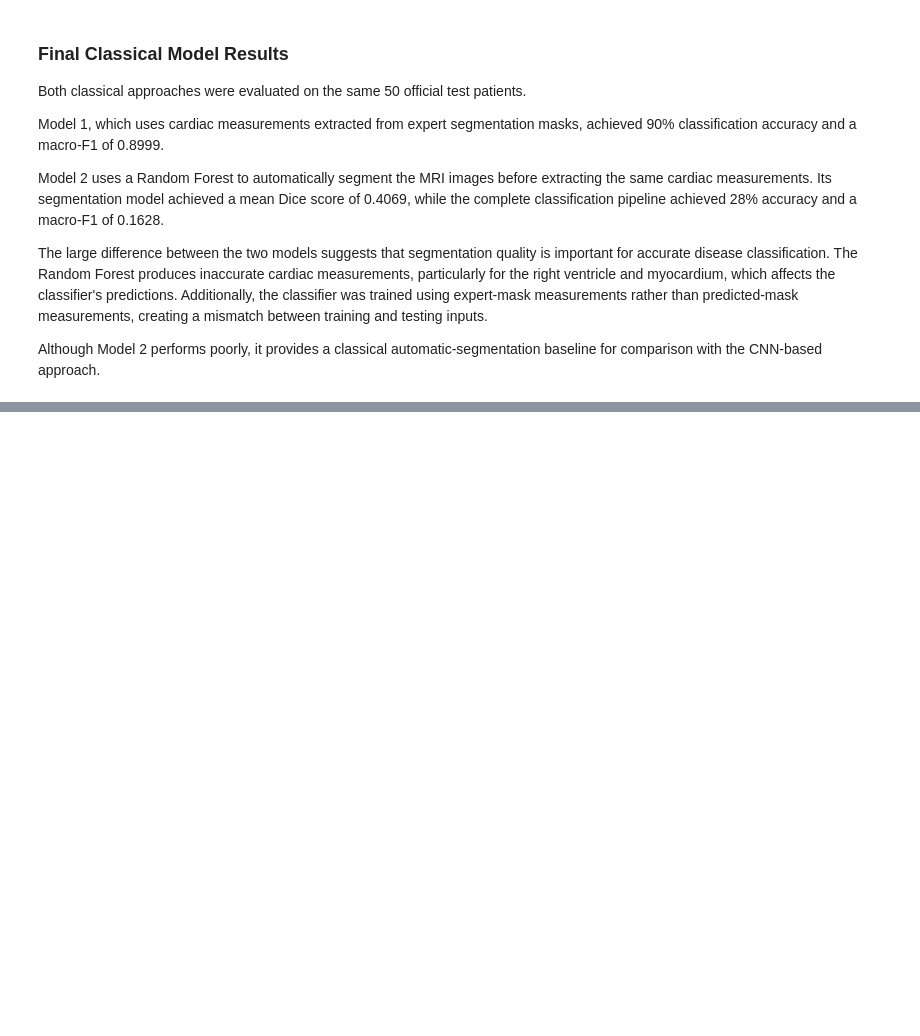
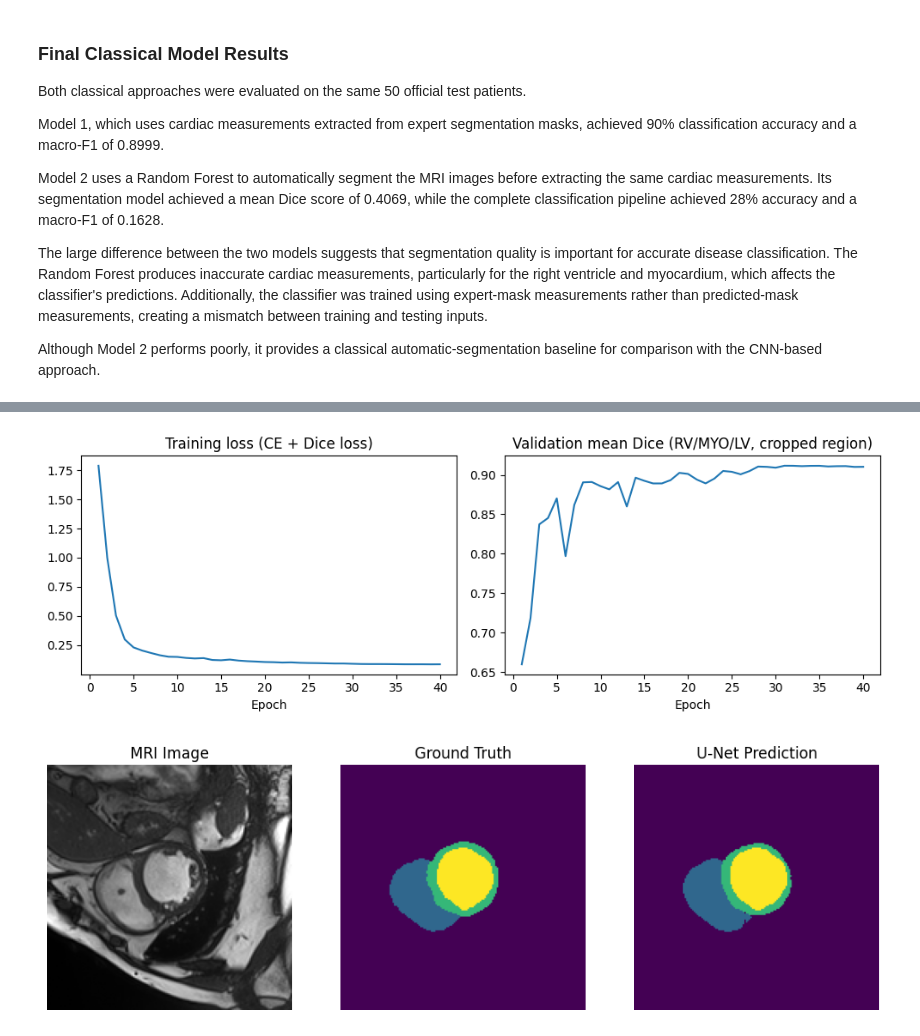
Before and after one commit to S-Banna/CxR-261, a Jupyter notebook: project.ipynb, the cells around one changed output, grey strips where cells are left out. Drawn from its saved outputs; the diff is of its cells as text; code cells hidden in the pictures; blank space fills up the shorter version.

```diff
--- a/project.ipynb
+++ b/project.ipynb
@@ -1604,0 +1715,16 @@ Although Model 2 performs poorly, it provides a classical automatic-segmentation
+# %%
+rows_dev_train = df[df["Patient"].isin(train_patients)]    # same 80 patients as Part 1 / Part 2
+rows_dev_val   = df[df["Patient"].isin(val_patients)]      # same 20 patients as Part 1 / Part 2
+rows_test      = df[df["Split"] == "testing"]              # 50 official test patients (used only at the very end)
+
+t0 = time.time()
+X_tr, Y_tr, meta_tr = build_slices(rows_dev_train)
+X_va, Y_va, meta_va = build_slices(rows_dev_val)
+print(f"Loaded in {time.time() - t0:.0f}s")
+print("Train slices:", X_tr.shape, "| Val slices:", X_va.shape)
+print("Train patients:", meta_tr['Patient'].nunique(), "| Val patients:", meta_va['Patient'].nunique())
+
+# Sanity check: how much expert-mask foreground does the centre crop keep?
+for name, Y, meta in [("train", Y_tr, meta_tr), ("val", Y_va, meta_va)]:
+    kept = [(Y == l).sum() / meta[f"G{l}"].sum() for l in (1, 2, 3)]
+    print(f"{name}: fraction of expert RV / MYO / LV voxels inside the crop:", np.round(kept, 4))
@@ -1604,0 +1884,3 @@ Although Model 2 performs poorly, it provides a classical automatic-segmentation
+# %%
+unet_dev, hist_dev, train_time_dev = train_unet(X_tr, Y_tr, EPOCHS, X_va, Y_va)
+print(f"\nTraining time (80 patients, {EPOCHS} epochs): {train_time_dev / 60:.1f} min on {device}")
@@ -1604,0 +1905,23 @@ Although Model 2 performs poorly, it provides a classical automatic-segmentation
+# %%
+fig, ax = plt.subplots(1, 2, figsize=(10, 3.5))
+ax[0].plot(hist_dev["epoch"], hist_dev["train_loss"]); ax[0].set_title("Training loss (CE + Dice loss)"); ax[0].set_xlabel("Epoch")
+ax[1].plot(hist_dev["epoch"], hist_dev["val_dice"]); ax[1].set_title("Validation mean Dice (RV/MYO/LV, cropped region)"); ax[1].set_xlabel("Epoch")
+plt.tight_layout(); plt.show()
+
+# Qualitative example: same validation patient as Part 2, ED phase, slice with the largest expert LV area
+vp = sorted(val_patients)[0]
+cand = meta_va[(meta_va["Patient"] == vp) & (meta_va["Phase"] == "ED")]
+k = cand["G3"].idxmax()
+pred_k = predict_slices(unet_dev, X_va[k:k + 1])[0]
+
+plt.figure(figsize=(12, 4))
+for j, (img, title, kw) in enumerate([(X_va[k, 0], "MRI Image", dict(cmap="gray")),
+                                      (Y_va[k], "Ground Truth", dict(cmap="viridis", vmin=0, vmax=3)),
+                                      (pred_k, "U-Net Prediction", dict(cmap="viridis", vmin=0, vmax=3))]):
+    plt.subplot(1, 3, j + 1)
+    plt.imshow(img.T, origin="lower", **kw)
+    plt.title(title); plt.axis("off")
+plt.show()
+# %% [output]
+[figure, added]
+[figure, added]
```
Also changed, not shown: parts of 25 cells of this notebook, 3 other files.
